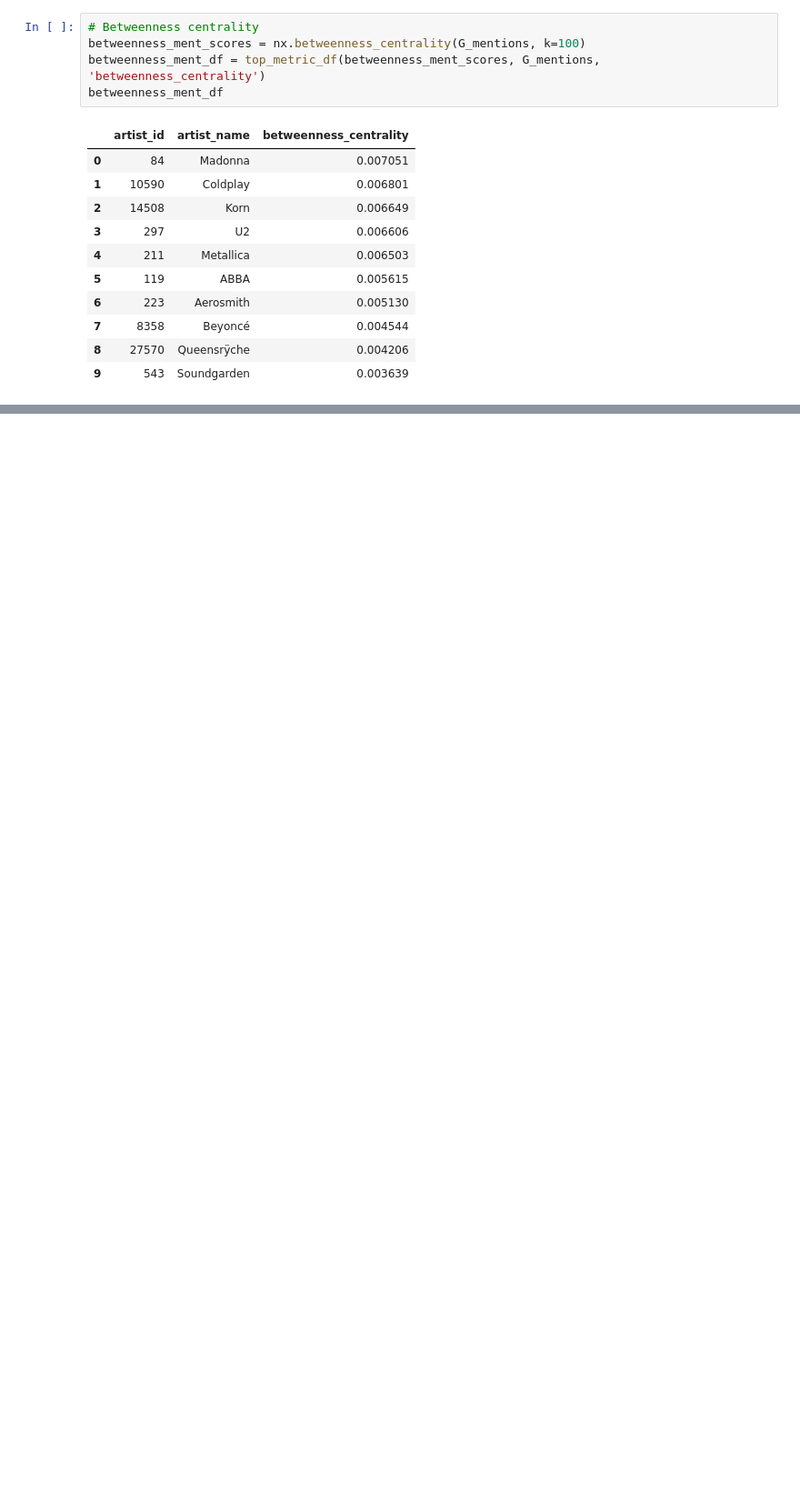
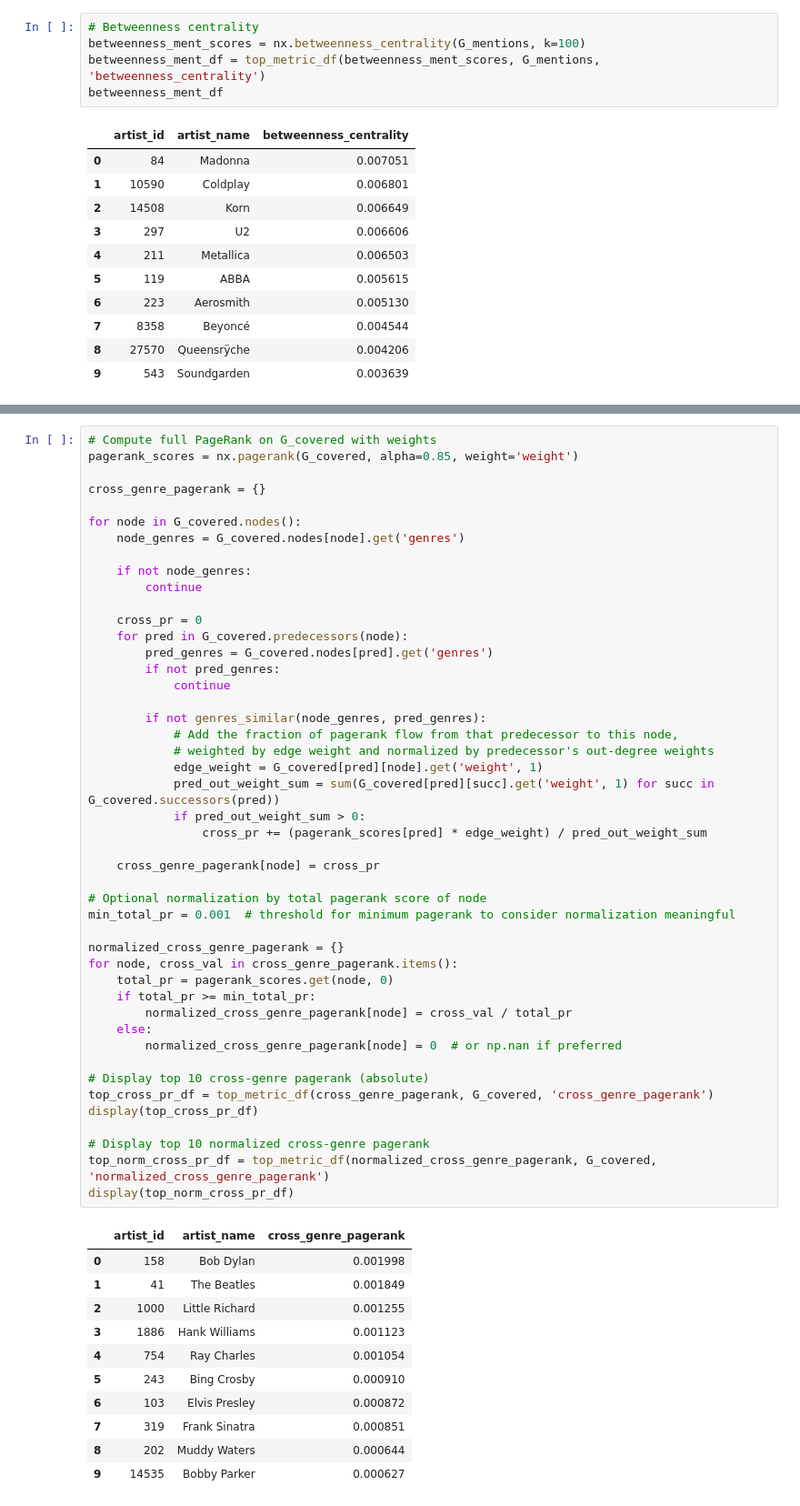
Before and after one commit to freiraum-bq/Music_Project, a Jupyter notebook: python/integrated.ipynb, the cells around one changed output, grey strips where cells are left out. Shown at 91% size. Drawn from its saved outputs; the diff is of its cells as text; blank space fills up the shorter version.

```diff
--- a/python/integrated.ipynb
+++ b/python/integrated.ipynb
@@ -702,0 +810,58 @@ betweenness_ment_df
+# %%
+# Compute full PageRank on G_covered with weights
+pagerank_scores = nx.pagerank(G_covered, alpha=0.85, weight='weight')
+
+cross_genre_pagerank = {}
+
+for node in G_covered.nodes():
+    node_genres = G_covered.nodes[node].get('genres')
+
+    if not node_genres:
+        continue
+
+    cross_pr = 0
+    for pred in G_covered.predecessors(node):
+        pred_genres = G_covered.nodes[pred].get('genres')
+        if not pred_genres:
+            continue
+
+        if not genres_similar(node_genres, pred_genres):
+            # Add the fraction of pagerank flow from that predecessor to this node,
+            # weighted by edge weight and normalized by predecessor's out-degree weights
+            edge_weight = G_covered[pred][node].get('weight', 1)
+            pred_out_weight_sum = sum(G_covered[pred][succ].get('weight', 1) for succ in G_covered.successors(pred))
+            if pred_out_weight_sum > 0:
+                cross_pr += (pagerank_scores[pred] * edge_weight) / pred_out_weight_sum
+
+    cross_genre_pagerank[node] = cross_pr
+
+# Optional normalization by total pagerank score of node
+min_total_pr = 0.001  # threshold for minimum pagerank to consider normalization meaningful
+
+normalized_cross_genre_pagerank = {}
+for node, cross_val in cross_genre_pagerank.items():
+    total_pr = pagerank_scores.get(node, 0)
+    if total_pr >= min_total_pr:
+        normalized_cross_genre_pagerank[node] = cross_val / total_pr
+    else:
+        normalized_cross_genre_pagerank[node] = 0  # or np.nan if preferred
+
+# Display top 10 cross-genre pagerank (absolute)
+top_cross_pr_df = top_metric_df(cross_genre_pagerank, G_covered, 'cross_genre_pagerank')
+display(top_cross_pr_df)
+
+# Display top 10 normalized cross-genre pagerank
+top_norm_cross_pr_df = top_metric_df(normalized_cross_genre_pagerank, G_covered, 'normalized_cross_genre_pagerank')
+display(top_norm_cross_pr_df)
+# %% [output]
+|  | artist_id | artist_name | cross_genre_pagerank |
+| 0 | 158 | Bob Dylan | 0.001998 |
+| 1 | 41 | The Beatles | 0.001849 |
+| 2 | 1000 | Little Richard | 0.001255 |
+| 3 | 1886 | Hank Williams | 0.001123 |
+| 4 | 754 | Ray Charles | 0.001054 |
+| 5 | 243 | Bing Crosby | 0.000910 |
+| 6 | 103 | Elvis Presley | 0.000872 |
+| 7 | 319 | Frank Sinatra | 0.000851 |
+| 8 | 202 | Muddy Waters | 0.000644 |
+| 9 | 14535 | Bobby Parker | 0.000627 |
```
Also changed, not shown: parts of 7 cells of this notebook.
